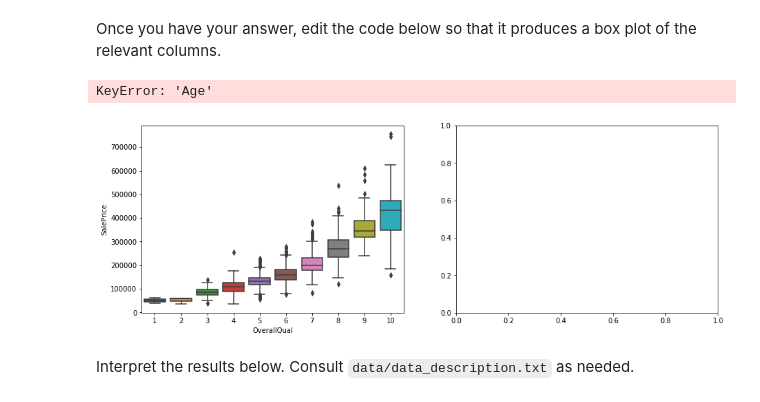
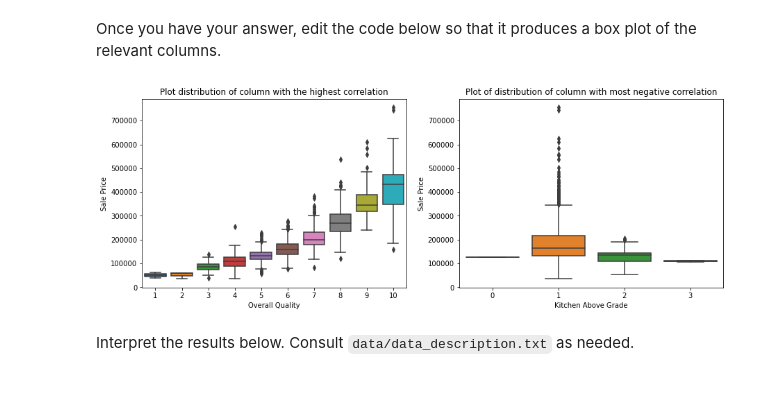
Before and after one commit to Samuel-Kiio/dsc-pandas-eda-lab, a Jupyter notebook: index.ipynb, the cells around one changed output. Drawn from its saved outputs; the diff is of its cells as text; code cells hidden in the pictures.

```diff
--- a/index.ipynb
+++ b/index.ipynb
@@ -447,33 +447,32 @@ Once you have your answer, edit the code below so that it produces a box plot of
 # %%
 # Replace None with appropriate code
 
 import seaborn as sns
 
 fig, (ax1, ax2) = plt.subplots(ncols=2, figsize=(15,5))
 
 # Plot distribution of column with highest correlation
 sns.boxplot(
     x=df['OverallQual'],
     y=df["SalePrice"],
     ax=ax1
 )
 # Plot distribution of column with most negative correlation
 sns.boxplot(
-    x=df['Age'],
+    x=df['KitchenAbvGr'],
     y=df["SalePrice"],
     ax=ax2
 )
 
 # Customize labels
 ax1.set_title("Plot distribution of column with the highest correlation")
 ax1.set_xlabel("Overall Quality")
 ax1.set_ylabel("Sale Price")
 ax2.set_title("Plot of distribution of column with most negative correlation")
-ax2.set_xlabel("Age")
+ax2.set_xlabel("Kitchen Above Grade")
 ax2.set_ylabel("Sale Price");
 # %% [output]
-KeyError: 'Age'
-[figure, old version]
+[figure, new version]
 # %% [markdown]
 Interpret the results below. Consult `data/data_description.txt` as needed.
 # %% [markdown]
```
